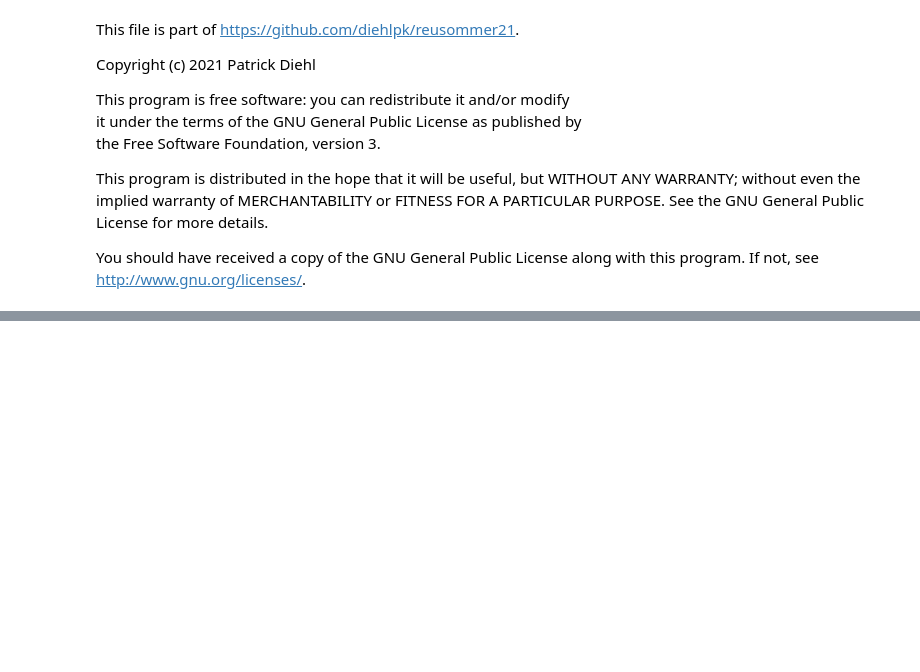
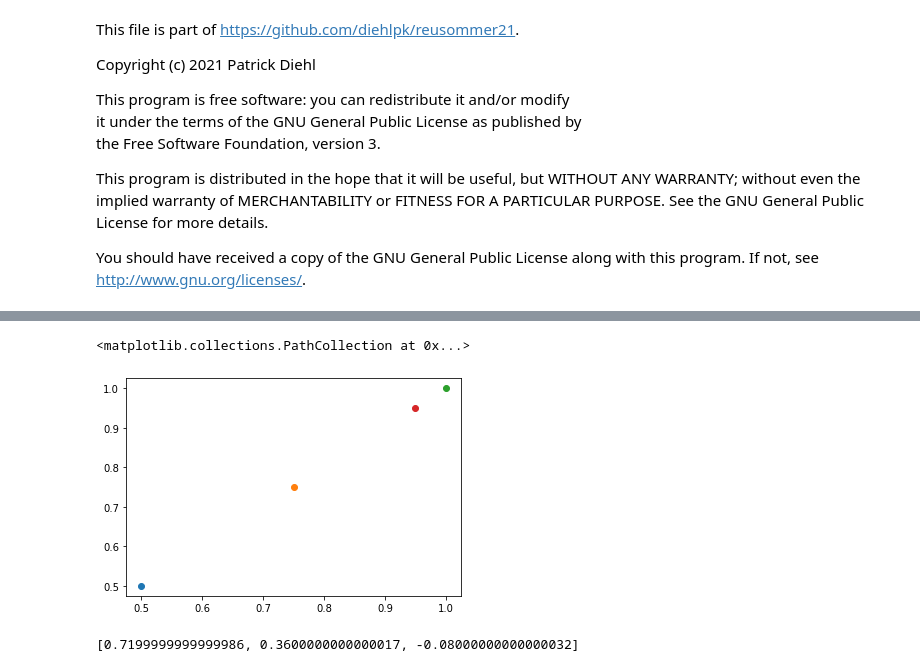
Before and after one commit to diehlpk/reusommer21, a Jupyter notebook: MDCM-Adaptive-endpoint.ipynb, the cells around one changed output, grey strips where cells are left out. Drawn from its saved outputs; the diff is of its cells as text; code cells hidden in the pictures; blank space fills up the shorter version.

```diff
--- a/MDCM-Adaptive-endpoint.ipynb
+++ b/MDCM-Adaptive-endpoint.ipynb
@@ -217,0 +254,14 @@ plt.grid()
+# %%
+plt.scatter(x1[nFD-3],x1[nFD-3])
+plt.scatter(x1[nFD-2],x1[nFD-2])
+plt.scatter(x1[nFD-1],x1[nFD-1])
+
+x = -0.07999999999999992 * x1[nFD-3] + 0.3599999999999996 *  x1[nFD-2] + 0.7200000000000003 * x1[nFD-1]
+plt.scatter(x2[1],x)
+# %% [output]
+<matplotlib.collections.PathCollection at 0x...>
+[figure, added]
+# %%
+interpolate_lagrange(x2[len(x2)-2], [x3[0],x3[1],x3[2]], ["u1","u2","u3"])
+# %% [output]
+[0.7199999999999986, 0.3600000000000017, -0.08000000000000032]
```
Also changed, not shown: parts of 16 cells of this notebook, 1 other file.
